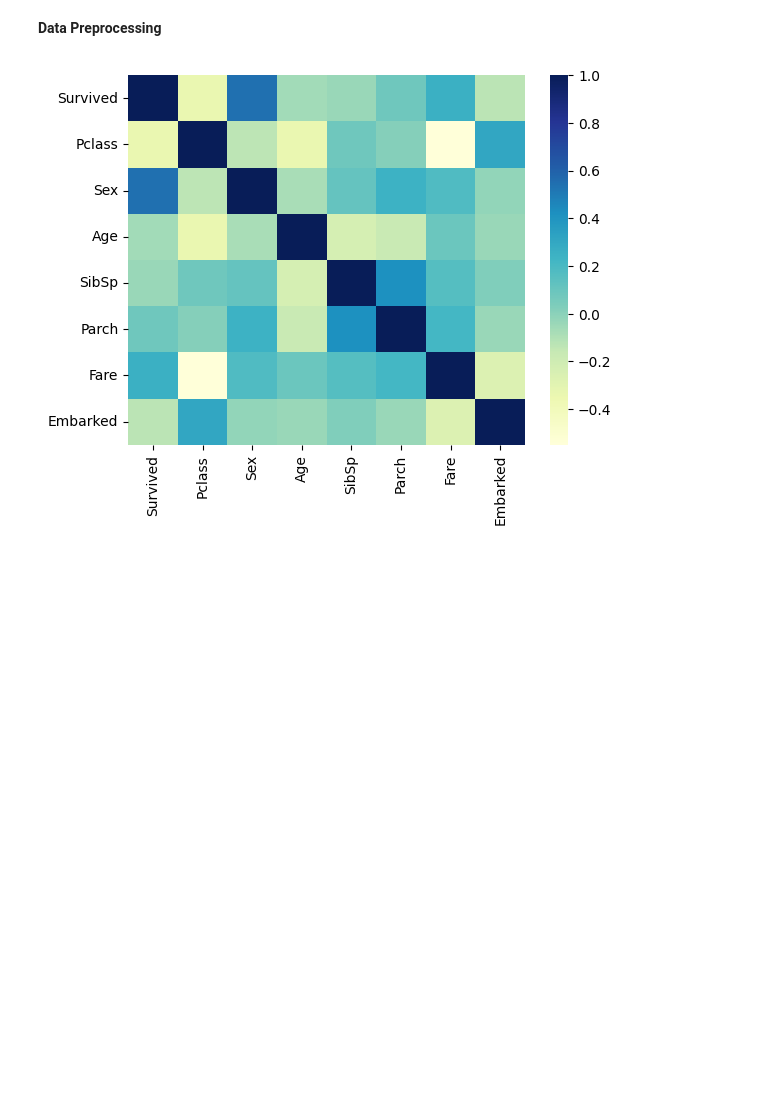
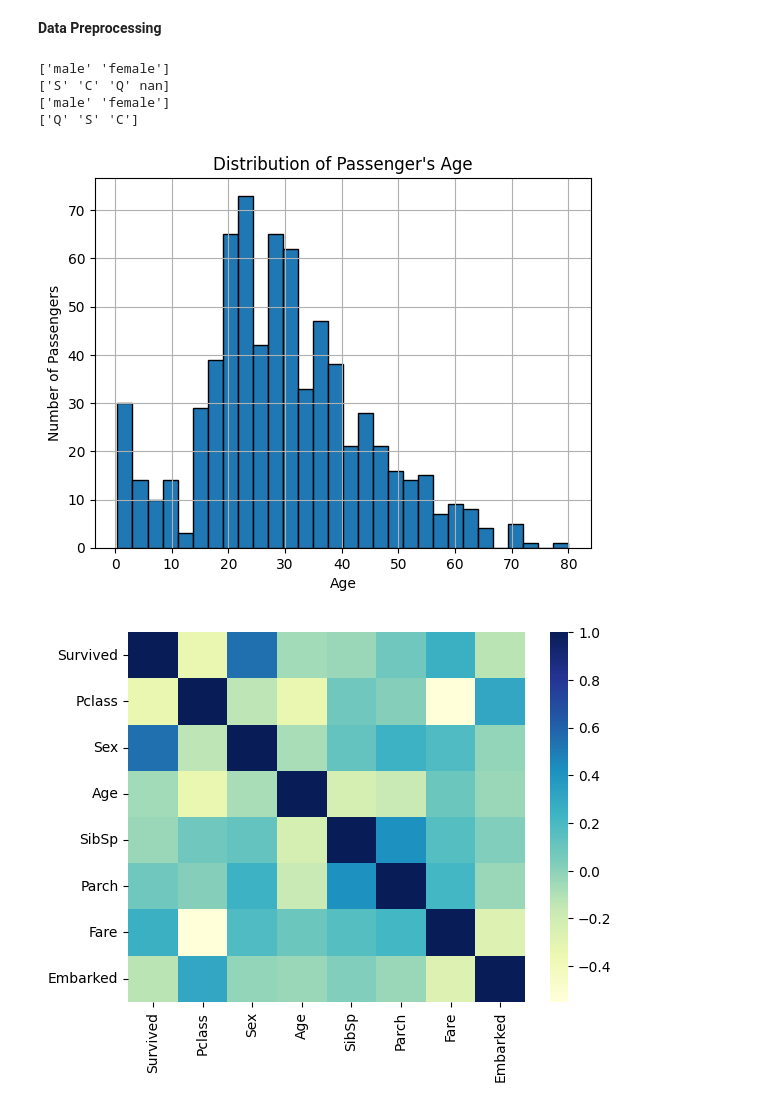
Before and after one commit to Yamm23/Learning-Macine-Learning, a Jupyter notebook: Titanic_Dataset.ipynb, the cells around one changed output. Cells and saved outputs as stored; diff of their text form; code cells hidden in the pictures; blank space fills up the shorter version.

```diff
--- a/Titanic_Dataset.ipynb
+++ b/Titanic_Dataset.ipynb
@@ -66,5 +66,22 @@ Embarked         0
 dtype: int64
 # %% [markdown]
 **Data Preprocessing**
-# %%
-train_df = train_df.drop([''])
+# %%
+#Before encoding, checking the unique elements of the object type columns
+print(train_df['Sex'].unique())
+print(train_df['Embarked'].unique())
+print(test_df['Sex'].unique())
+print(test_df['Embarked'].unique())
+# %% [output]
+['male' 'female']
+['S' 'C' 'Q' nan]
+['male' 'female']
+['Q' 'S' 'C']
+# %%
+train_df['Age'].hist(bins=30,edgecolor = 'black')
+plt.title("Distribution of Passenger's Age")
+plt.xlabel('Age')
+plt.ylabel('Number of Passengers')
+plt.show()
+# %% [output]
+[figure, added]
```
Also changed, not shown: parts of 1 cell of this notebook.
